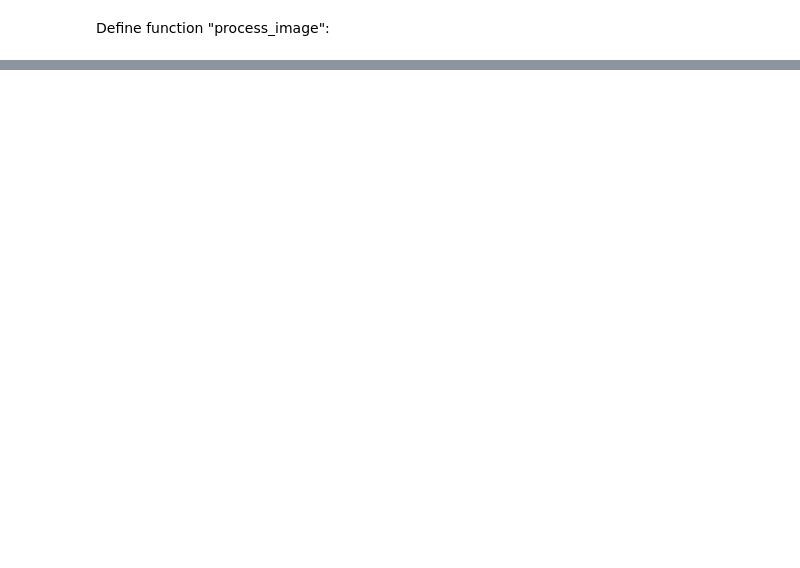
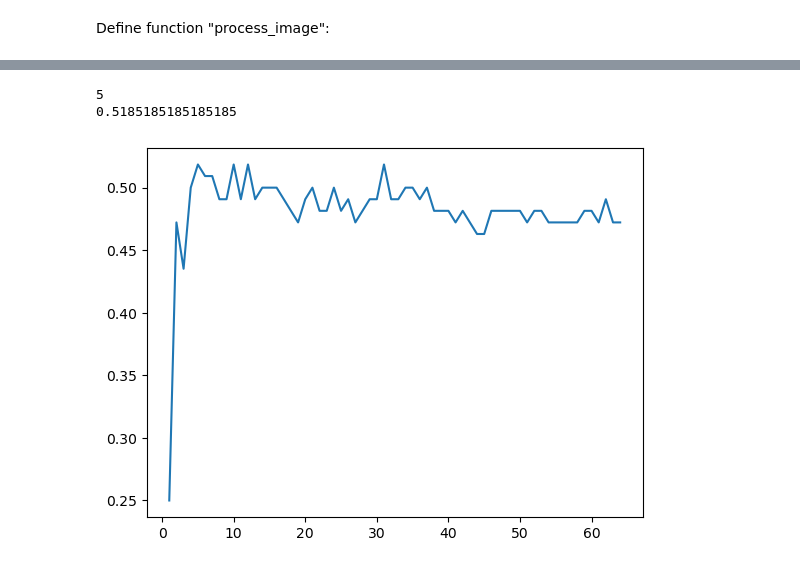
Before and after one commit to lemslemslems/engr418_project_stage2, a Jupyter notebook: Group_7_stage_2_code.ipynb, the cells around one changed output, grey strips where cells are left out. Saved outputs shown, nothing was run; the diff lists cells and outputs as text; code cells hidden in the pictures; blank space fills up the shorter version.

```diff
--- a/Group_7_stage_2_code.ipynb
+++ b/Group_7_stage_2_code.ipynb
@@ -526,14 +634,22 @@ for i in range(n_classes):
 # %%
-ET = 65
-NT = 5
-AT = 250
-# get features from training set
-edge_features_train = np.empty((sum(P_per_class), 64))
-for i in range(sum(P_per_class)):
-    edge_features_train[i,:] = process_image(x_train[i,:], ET, NT, AT)
+def test(NF):
+    ET = 65
+    NT = 10
+    AT = 250
+    # get features from training set
+    edge_features_train = np.empty((sum(P_per_class), NF))
+    for i in range(sum(P_per_class)):
+        edge_features_train[i,:] = process_image(x_train[i,:], NF, ET, NT, AT)
 
 
-# get features from test set
-edge_features_test = np.empty((sum(P_per_class), 64))
-for i in range(sum(P_per_class)):
-    edge_features_test[i,:] = process_image(x_test[i,:], ET, NT, AT)
+    # get features from test set
+    edge_features_test = np.empty((sum(P_per_class), NF))
+    for i in range(sum(P_per_class)):
+        edge_features_test[i,:] = process_image(x_test[i,:], NF, ET, NT, AT)
+
+    # train model and test
+    model = LogisticRegression()
+    model.fit(edge_features_train, y_train.flatten())
+    y_pred = model.predict(edge_features_test)
+
+    return accuracy_score(y_test, y_pred)
@@ -553,0 +656,7 @@ print(confusion_matrix(y_test, y_pred))
+# %%
+NF = [i for i in range(1,65)]
+acc = []
+
+for i in NF:
+    print(i)
+    acc.append(test(i))
@@ -554,3 +681,11 @@ print(confusion_matrix(y_test, y_pred))
+# %%
+plt.plot(NF, acc)
+print(NF[acc.index(max(acc))])
+print(max(acc))
+# %% [output]
+5
+0.5185185185185185
+[figure, added]
 # %%
 def test_function(path):
     # store array of directories to each image sorted to their defined classes in the path
```
Also changed, not shown: parts of 15 cells of this notebook.
